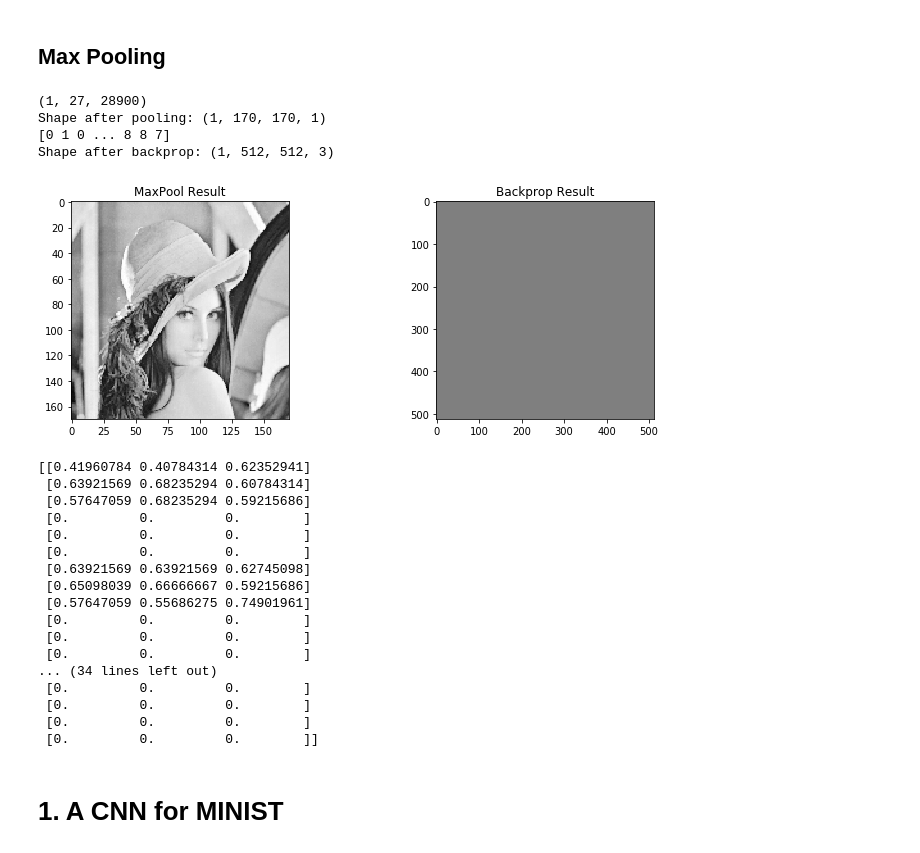
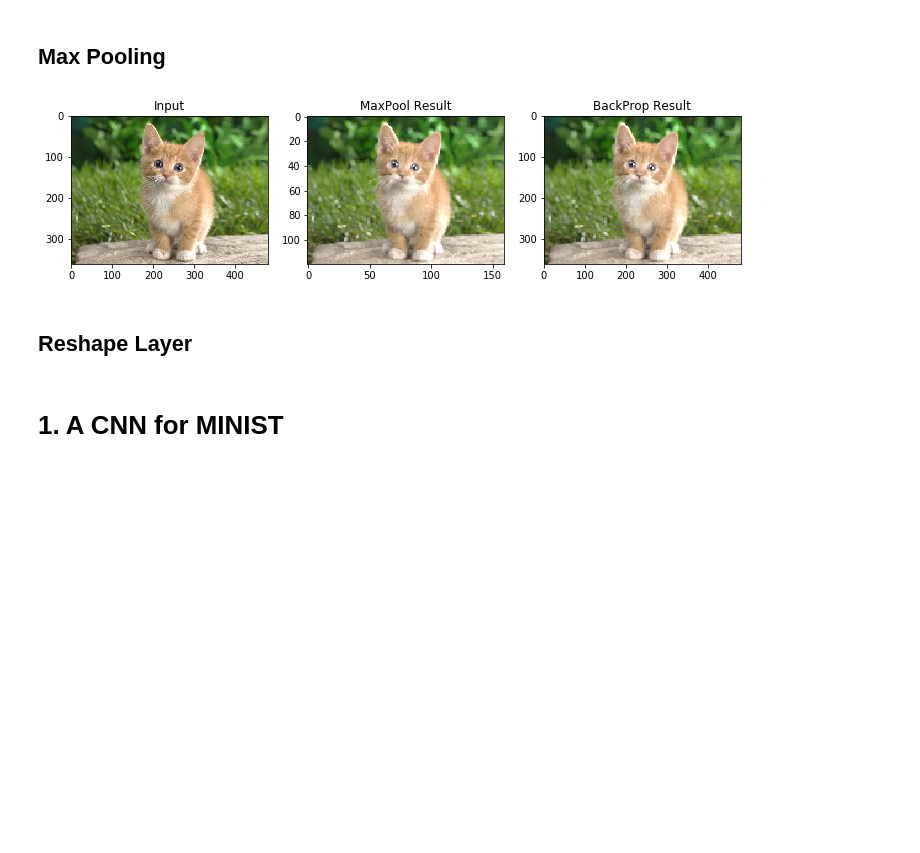
Before and after one commit to bugerry87/fcnn_scratch, a Jupyter notebook: ConvolutionalNeuralNetwork.ipynb, the cells around one changed output. Saved outputs shown, nothing was run; the diff lists cells and outputs as text; code cells hidden in the pictures; blank space fills up the shorter version.

```diff
--- a/ConvolutionalNeuralNetwork.ipynb
+++ b/ConvolutionalNeuralNetwork.ipynb
@@ -46,8 +46,8 @@ def indices(xs, ks, stride=(1,1)):
     v = np.repeat(v, xc, axis=1).T
 
     n = np.tile(np.arange(xn), kv*ku)[:,None] if xn > 1 else 0
-    v = v if np.any(v) else 0
-    u = u if np.any(u) else 0
+    v = v if len(v) else 0
+    u = u if len(u) else 0
     c = np.repeat(np.arange(xc), kv*ku)[:,None] if xc > 1 else 0
     return n, v, u, c, shape
 
@@ -239,85 +236,64 @@ class MaxPooling():
         ''''''
         self.input = input_func
         self.backprop = backprop
-        _, self.v, self.u, self.c, self.shape = indices
+        _, self.v, self.u, _, self.shape = indices
         pass
 
     def pull_forward(self):
         for x in self.input():
             self.xs = x.shape
-            x = x[:,self.v,self.u,self.c]
-            print(x.shape)
+            x = x[:,self.v,self.u]
             ys = (self.xs[0], self.shape[0], self.shape[1], -1)
-            self.z = np.argmax(x, axis=1)
+            self.z = np.argmax(x, axis=1).reshape(self.xs[0], -1)
             yield np.max(x, axis=1).reshape(ys)
         pass
 
     def push_backward(self, dZ, lr):
-        dZ = dZ.reshape(dZ.shape[0], -1)
-        dx = np.zeros((self.xs[0], np.prod(self.xs[1:])))
-        print(np.squeeze(self.z))
-        dx[:,self.z] += dZ
+        dx = np.zeros(self.xs)
+        np.add.at(
+            dx,
+            (slice(None), self.v, self.u),
+            dZ.reshape(-1, dZ.shape[-1])
+        )
         if self.backprop:
-            self.backprop(dx.reshape(self.xs), lr)
+            self.backprop(dx, lr)
         else:
-            return dx.reshape(self.xs), lr
+            return dx, lr
 
 ## Test
 def test_MaxPool():
     import matplotlib.pylab as plt
     from PIL import Image
 
-    x = np.asarray(Image.open('Lenna.png'), dtype=float) / 255
+    x = np.asarray(Image.open('kitty.jpg'), dtype=float) / 255
     x, xs = shape_nvuc(x)
     def gen_Lenna():
          yield x
 
     mp = MaxPooling(
         indices=indices(xs,(1,3,3,1),(3,3)),
         input_func=gen_Lenna,
         backprop=None
     )
 
     for Y in mp.pull_forward():
-        print("Shape after pooling:", Y.shape)
         pass
 
     dZ, _ = shape_nvuc(Y)
     dX, _ = mp.push_backward(dZ,0)
-    print("Shape after backprop:", dX.shape)
 
+    results = (x, Y, dX/3.0)
+    titles = ("Input", "MaxPool Result", "BackProp Result")
     fig = plt.figure(figsize=(12,4))
-    ax = fig.subplots(1,2)
-    ax[0].set_title("MaxPool Result")
-    ax[0].imshow(cam_ready(Y), cmap='gray')
-    ax[1].set_title("Backprop Result")
-    ax[1].imshow(cam_ready(dX), cmap='gray')
+    ax = fig.subplots(1,3)
+    for i, a in enumerate(ax):
+        a.set_title(titles[i])
+        a.imshow(np.squeeze(results[i]), cmap='gray')
     plt.show()
-
-    print(dX[0,0,:50])
     pass
 
 test_MaxPool()
 # %% [output]
-(1, 27, 28900)
-Shape after pooling: (1, 170, 170, 1)
-[0 1 0 ... 8 8 7]
-Shape after backprop: (1, 512, 512, 3)
-[figure, old version]
+[figure, new version]
-[[0.41960784 0.40784314 0.62352941]
- [0.63921569 0.68235294 0.60784314]
- [0.57647059 0.68235294 0.59215686]
- [0.         0.         0.        ]
- [0.         0.         0.        ]
- [0.         0.         0.        ]
- [0.63921569 0.63921569 0.62745098]
- [0.65098039 0.66666667 0.59215686]
- [0.57647059 0.55686275 0.74901961]
- [0.         0.         0.        ]
- [0.         0.         0.        ]
- [0.         0.         0.        ]
-... (34 lines left out)
- [0.         0.         0.        ]
- [0.         0.         0.        ]
- [0.         0.         0.        ]
- [0.         0.         0.        ]]
+# %% [markdown]
+## Reshape Layer
```
Also changed, not shown: parts of 6 cells of this notebook, 4 other files.
